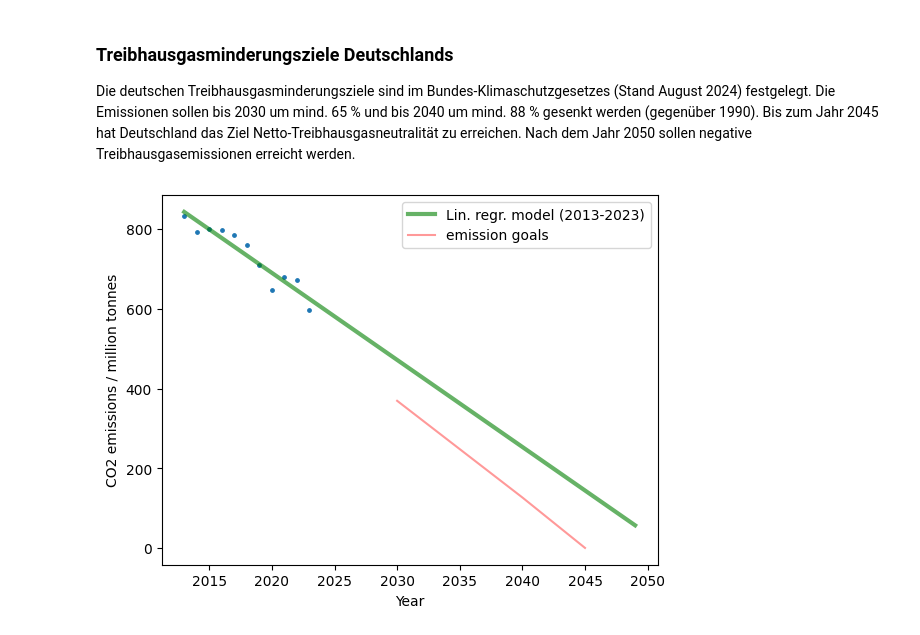
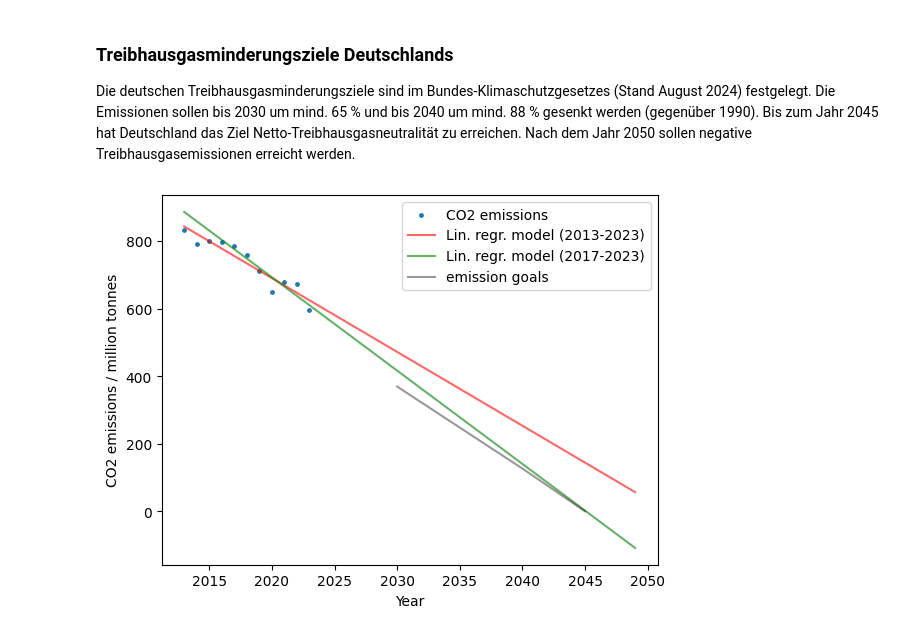
Before and after one commit to schlsimo/co2_case_study, a Jupyter notebook: code/analysis.ipynb, the cells around one changed output. Drawn from its saved outputs; the diff is of its cells as text; code cells hidden in the pictures.

Commit message:
second lin regr

```diff
--- a/code/analysis.ipynb
+++ b/code/analysis.ipynb
@@ -295,26 +295,38 @@ co2_goals.extend((goal_ger_2030, goal_ger_2040, goal_ger_2045))
 co2_goals_year = [2030, 2040, 2045]
 
 fit_df = germany_co2_df.loc[germany_co2_df["year"] >= 2013][["year", "co2"]]
+fit_recent_df = germany_co2_df.loc[germany_co2_df["year"] >= 2017][["year", "co2"]]
 # %%
 lin_regr_model = LinearRegression()
+lin_regr_model_recent = LinearRegression()
 
 xs = fit_df["year"].values
 ys = fit_df["co2"].values
 
+xs_recent = fit_recent_df["year"].values
+ys_recent = fit_recent_df["co2"].values
+
 xs = xs.reshape(len(xs),1)
 ys =  ys.reshape(len(ys),1)
 
+xs_recent = xs_recent.reshape(len(xs_recent),1)
+ys_recent = ys_recent.reshape(len(ys_recent),1)
+
 lin_regr_model.fit(xs,ys)
+
+lin_regr_model_recent.fit(xs_recent, ys_recent)
+
 
 pred_xs = np.arange(start=2013, stop=2050)
 pred_xs = pred_xs.reshape(len(pred_xs), 1)
 
-plt.scatter(fit_df["year"], fit_df["co2"], s = 6)
-plt.plot(pred_xs, lin_regr_model.predict(pred_xs), color='green', linewidth=3, alpha =.6, label="Lin. regr. model (2013-2023)")
-plt.plot(co2_goals_year, co2_goals, color="red", alpha=.4, label="emission goals")
+plt.scatter(fit_df["year"], fit_df["co2"], s=6, label="CO2 emissions")
+plt.plot(pred_xs, lin_regr_model.predict(pred_xs), color='red', alpha =.6, label="Lin. regr. model (2013-2023)")
+plt.plot(pred_xs, lin_regr_model_recent.predict(pred_xs), color='green', alpha =.6, label="Lin. regr. model (2017-2023)")
+plt.plot(co2_goals_year, co2_goals, color="black", alpha=.4, label="emission goals")
 plt.ylabel("CO2 emissions / million tonnes")
 plt.xlabel("Year")
 plt.legend()
 plt.show()
 # %% [output]
-[figure, old version]
+[figure, new version]
```
